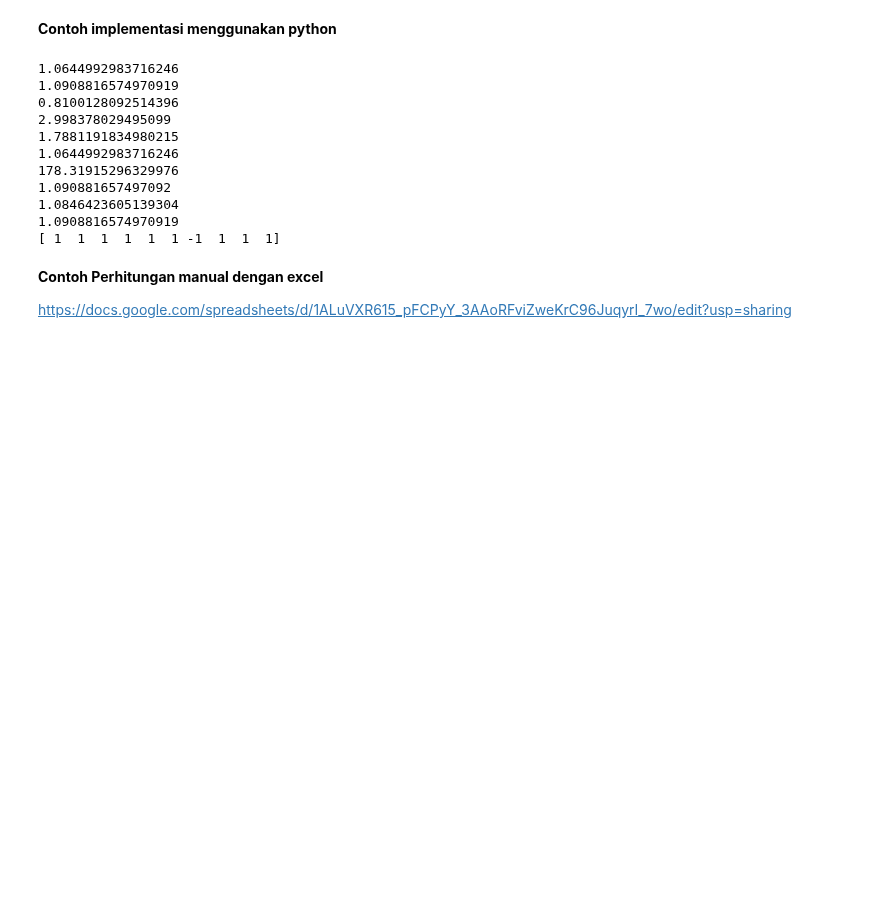
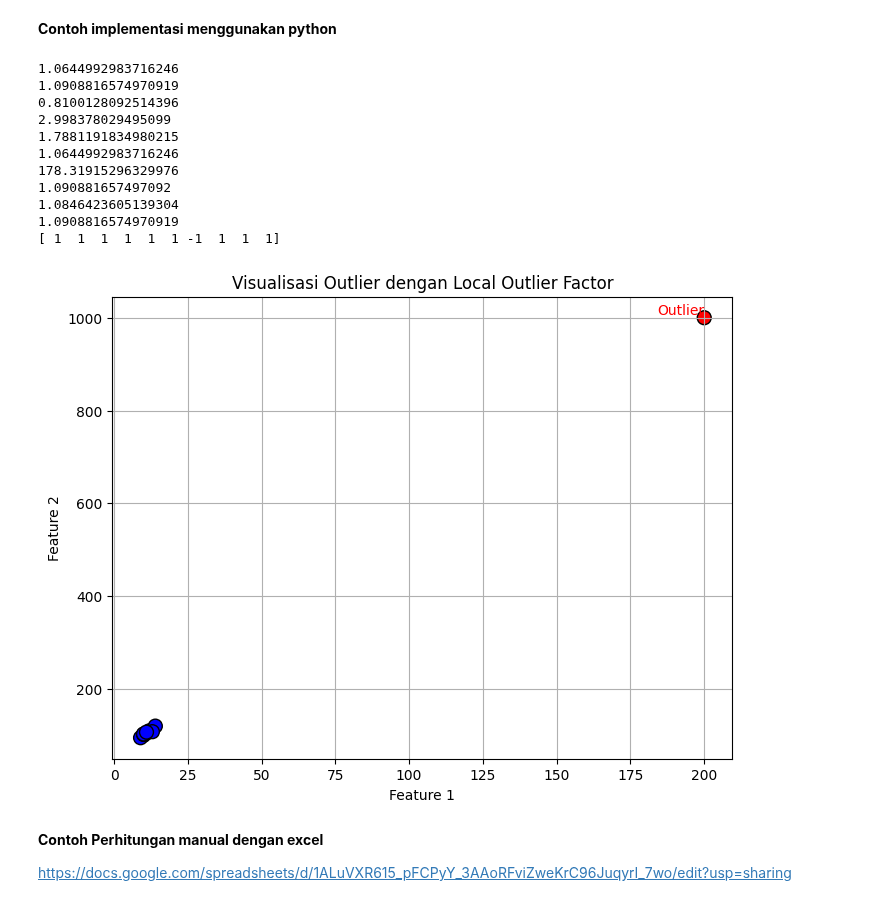
Before and after one commit to tuhu02/pendata, a Jupyter notebook: Memahami-Data.ipynb, the cells around one changed output. Cells and saved outputs as stored; diff of their text form; code cells hidden in the pictures; blank space fills up the shorter version.

```diff
--- a/Memahami-Data.ipynb
+++ b/Memahami-Data.ipynb
@@ -441,6 +457,25 @@ print(y_pred)
 1.0846423605139304
 1.0908816574970919
 [ 1  1  1  1  1  1 -1  1  1  1]
+# %%
+# Visualisasi
+import matplotlib.pyplot as plt
+plt.figure(figsize=(8, 6))
+colors = np.where(y_pred == 1, 'b', 'r')  # Inlier = biru, Outlier = merah
+plt.scatter(data[:, 0], data[:, 1], c=colors, edgecolors='k', s=100)
+
+# Memberi label untuk titik outlier
+for i, (x, y) in enumerate(data):
+    if y_pred[i] == -1:  # Outlier
+        plt.text(x, y, 'Outlier', fontsize=10, verticalalignment='bottom', horizontalalignment='right', color='red')
+
+plt.xlabel("Feature 1")
+plt.ylabel("Feature 2")
+plt.title("Visualisasi Outlier dengan Local Outlier Factor")
+plt.grid(True)
+plt.show()
+# %% [output]
+[figure, added]
 # %% [markdown]
 **Contoh Perhitungan manual dengan excel**
 
```
Also changed, not shown: parts of 21 cells of this notebook.
